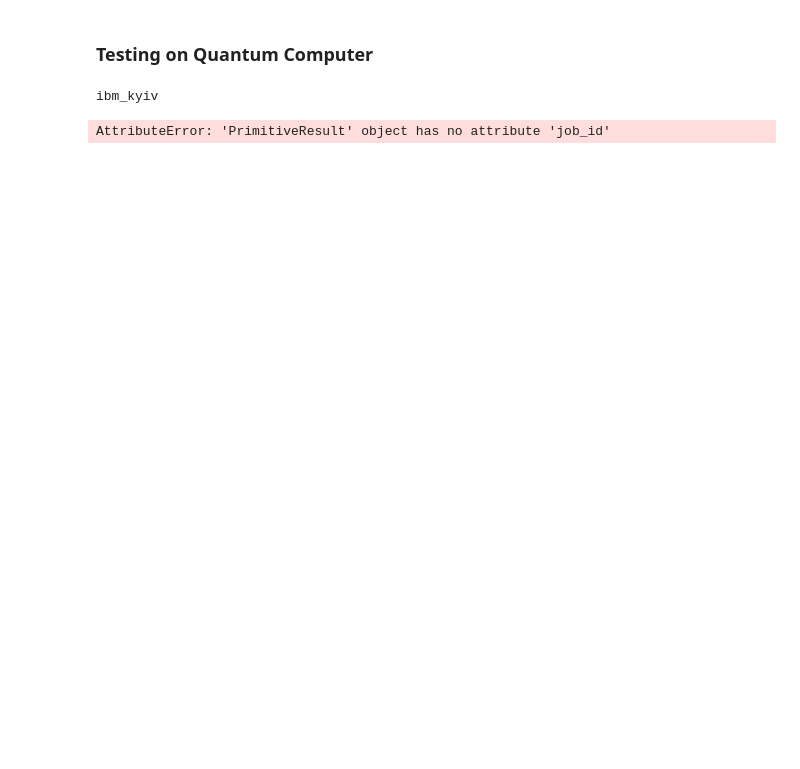
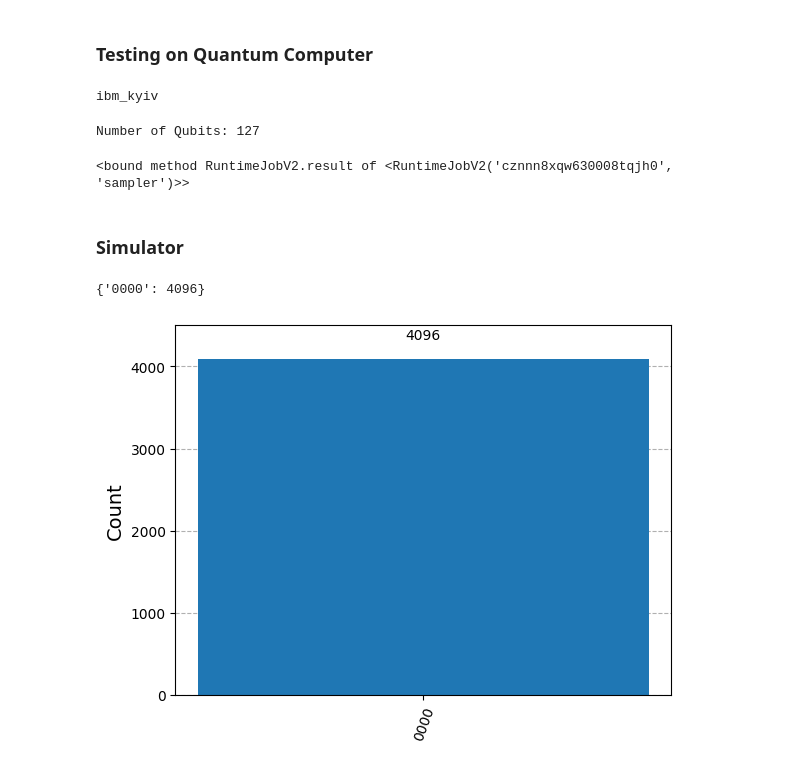
Before and after one commit to siuleg/quantum-dja, a Jupyter notebook: DeutschJoszaAlgorithm.ipynb, the cells around one changed output. Saved outputs shown, nothing was run; the diff lists cells and outputs as text; code cells hidden in the pictures; blank space fills up the shorter version.

```diff
--- a/DeutschJoszaAlgorithm.ipynb
+++ b/DeutschJoszaAlgorithm.ipynb
@@ -144,8 +152,6 @@ isa_circuit = pm.run(qc)
 ibm_kyiv
 # %%
 sampler = Sampler(mode=backend)
-job = sampler.run([isa_circuit]).result()
-id = job.job_id()
-print(id)
+job = sampler.run([isa_circuit])
+# id = job.job_id()
+# print(id)
-# %% [output]
-AttributeError: 'PrimitiveResult' object has no attribute 'job_id'
@@ -166,0 +158,11 @@ plot_histogram(filteredAnswer)
+# %%
+
+backend = service.backend(name="ibm_kyiv")
+print(f"Number of Qubits: {backend.num_qubits}")
+job = service.job(job_id='cznnn8xqw630008tqjh0')
+job_result = job.result
+# %% [output]
+Number of Qubits: 127
+<bound method RuntimeJobV2.result of <RuntimeJobV2('cznnn8xqw630008tqjh0', 'sampler')>>
+# %% [markdown]
+### Simulator
@@ -166,0 +172,12 @@ plot_histogram(filteredAnswer)
+# %%
+sim_backend = AerSimulator()
+transpiled_circuit = transpile(qc, sim_backend)
+
+sim_job = sim_backend.run(transpiled_circuit, shots=4096)
+counts = sim_job.result().get_counts()
+# %%
+print(counts)
+plot_histogram(counts)
+# %% [output]
+{'0000': 4096}
+[figure, added]
```
Also changed, not shown: parts of 11 cells of this notebook.
